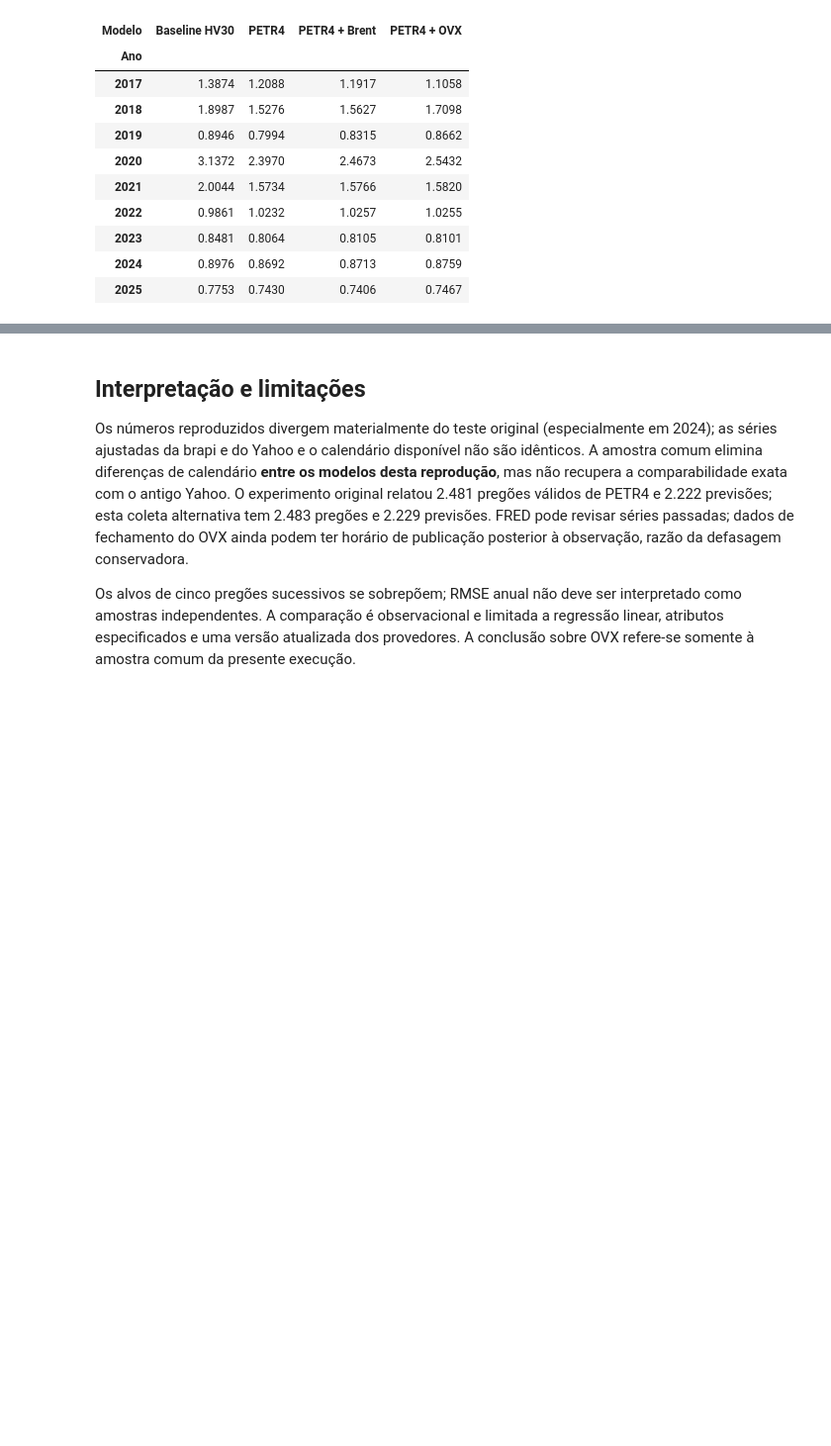
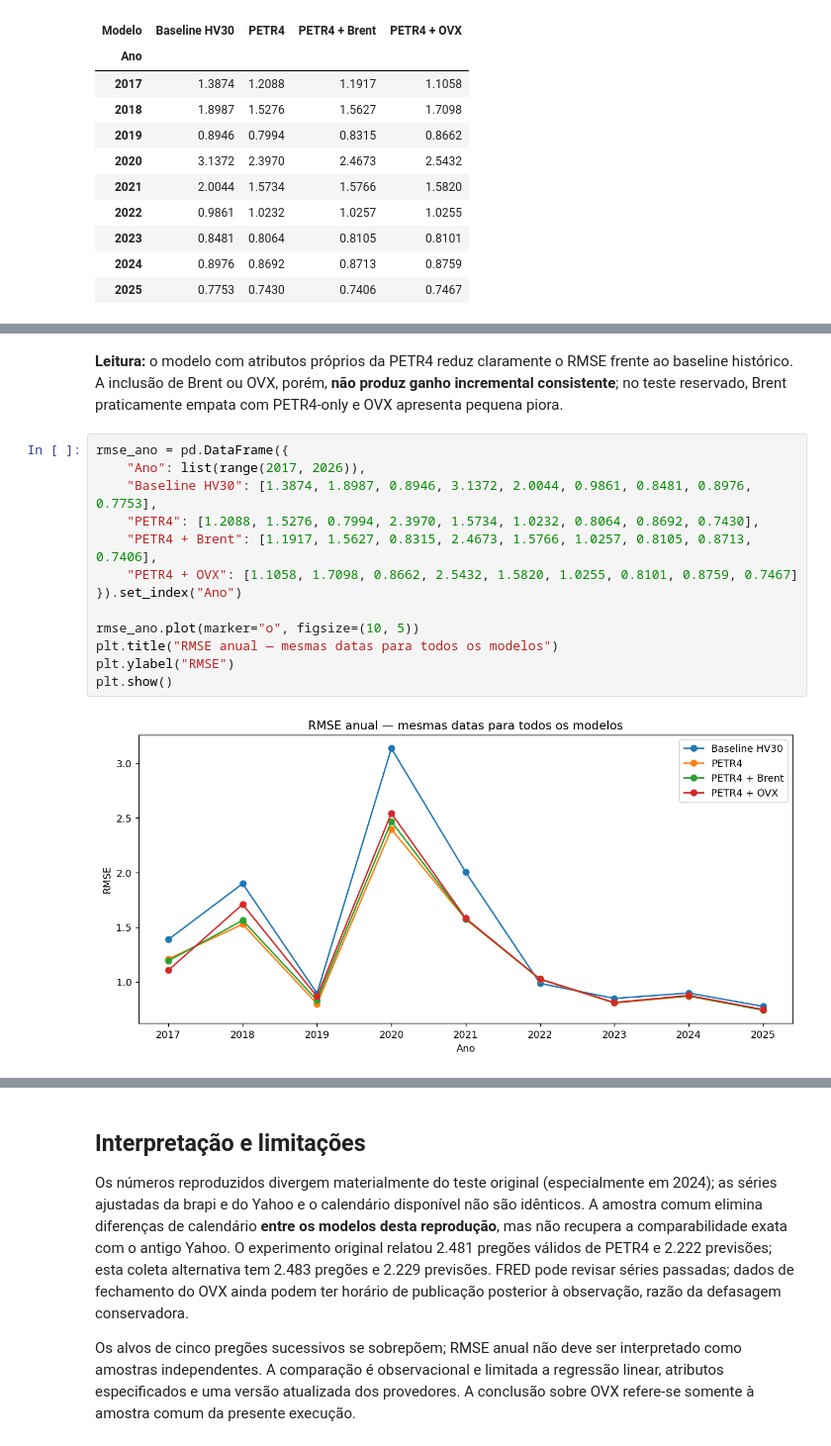
Before and after one commit to alvarobonifacio1980/Analise-de-Dados, a Jupyter notebook: projetos/02_MD_PETR4_Brent_OVX.ipynb, the cells around one changed output, grey strips where cells are left out. Shown at 99% size. Cells and saved outputs as stored; diff of their text form; blank space fills up the shorter version.

```diff
--- a/projetos/02_MD_PETR4_Brent_OVX.ipynb
+++ b/projetos/02_MD_PETR4_Brent_OVX.ipynb
@@ -192,0 +211,17 @@ RMSE por ano, mesmas datas
+# %% [markdown]
+**Leitura:** o modelo com atributos próprios da PETR4 reduz claramente o RMSE frente ao baseline histórico. A inclusão de Brent ou OVX, porém, **não produz ganho incremental consistente**; no teste reservado, Brent praticamente empata com PETR4-only e OVX apresenta pequena piora.
+# %%
+rmse_ano = pd.DataFrame({
+    "Ano": list(range(2017, 2026)),
+    "Baseline HV30": [1.3874, 1.8987, 0.8946, 3.1372, 2.0044, 0.9861, 0.8481, 0.8976, 0.7753],
+    "PETR4": [1.2088, 1.5276, 0.7994, 2.3970, 1.5734, 1.0232, 0.8064, 0.8692, 0.7430],
+    "PETR4 + Brent": [1.1917, 1.5627, 0.8315, 2.4673, 1.5766, 1.0257, 0.8105, 0.8713, 0.7406],
+    "PETR4 + OVX": [1.1058, 1.7098, 0.8662, 2.5432, 1.5820, 1.0255, 0.8101, 0.8759, 0.7467]
+}).set_index("Ano")
+
+rmse_ano.plot(marker="o", figsize=(10, 5))
+plt.title("RMSE anual — mesmas datas para todos os modelos")
+plt.ylabel("RMSE")
+plt.show()
+# %% [output]
+[figure, added]
```
Also changed, not shown: parts of 5 cells of this notebook.
